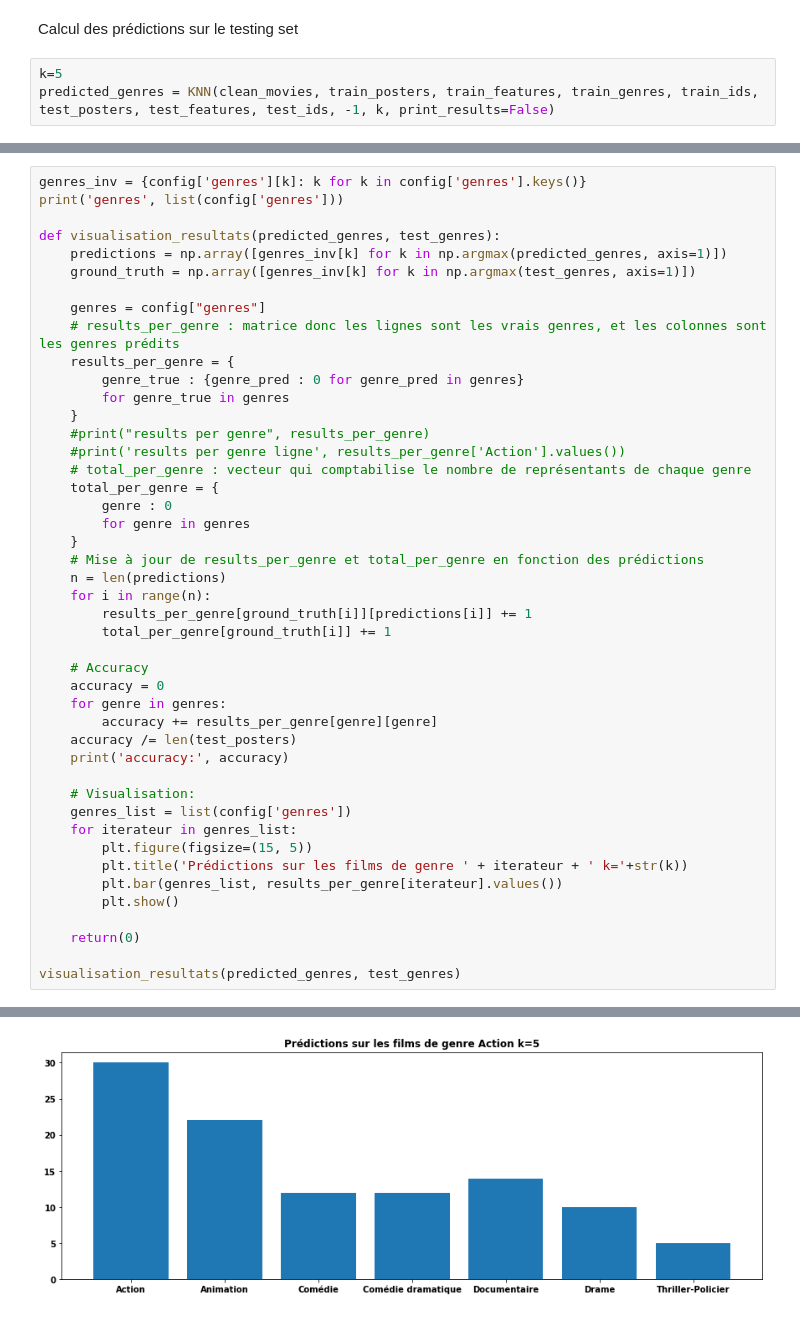
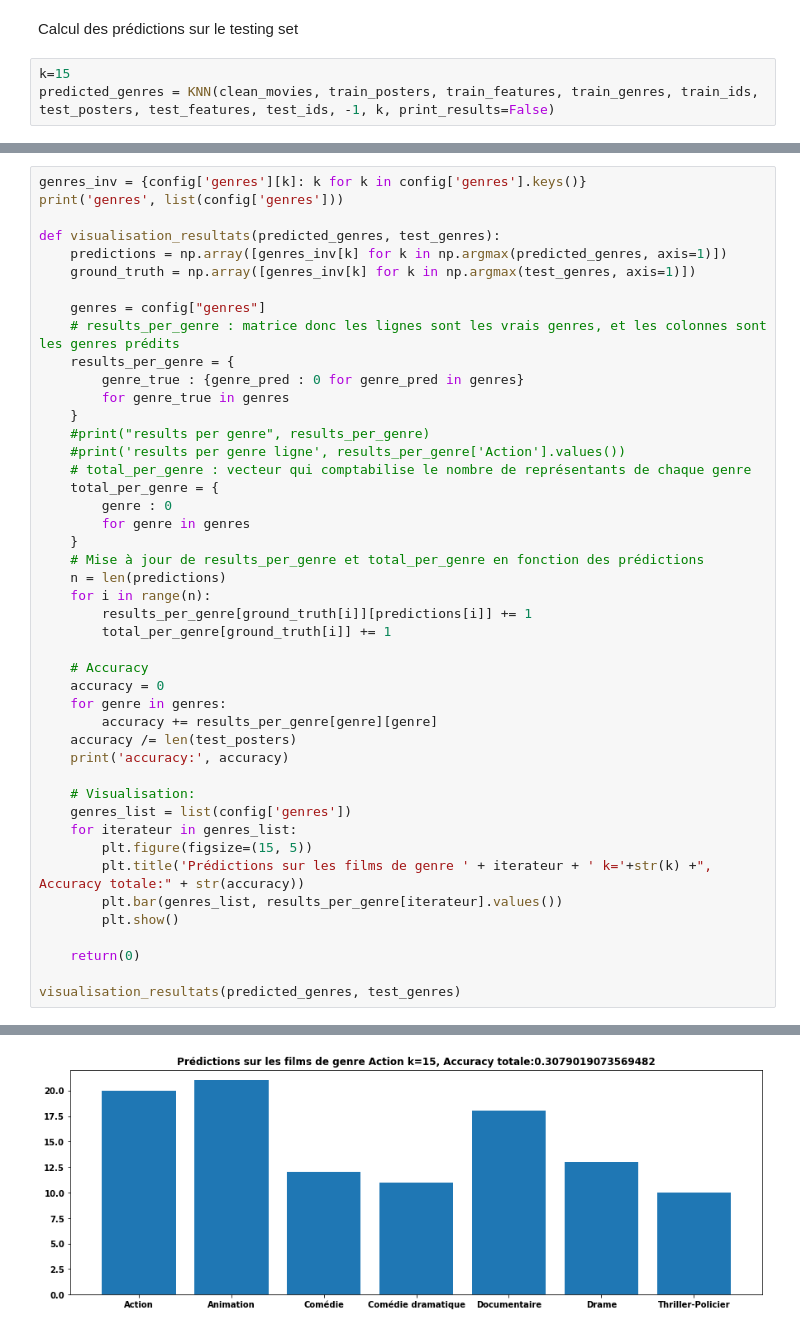
Before and after one commit to vloison/Projet_de_departement, a Jupyter notebook: moviegenre/Test_knn.ipynb, the cells around one changed output, grey strips where cells are left out. Drawn from its saved outputs; the diff is of its cells as text.

```diff
--- a/moviegenre/Test_knn.ipynb
+++ b/moviegenre/Test_knn.ipynb
@@ -108,7 +108,7 @@ Affichage des plus proches voisins sur un exemple
 # %% [markdown]
 Calcul des prédictions sur le testing set
 # %%
-k=5
+k=15
 predicted_genres = KNN(clean_movies, train_posters, train_features, train_genres, train_ids, test_posters, test_features, test_ids, -1, k, print_results=False)
 # %% [output]
 Generating kNN Classifier...
@@ -158,7 +158,7 @@ def visualisation_resultats(predicted_genres, test_genres):
     genres_list = list(config['genres'])
     for iterateur in genres_list:
         plt.figure(figsize=(15, 5))
-        plt.title('Prédictions sur les films de genre ' + iterateur + ' k='+str(k))
+        plt.title('Prédictions sur les films de genre ' + iterateur + ' k='+str(k) +", Accuracy totale:" + str(accuracy))
         plt.bar(genres_list, results_per_genre[iterateur].values())
         plt.show()
 
@@ -171 +171 @@ accuracy: 0.30926430517711173
-[figure, old version]
+[figure, new version]
```
Also changed, not shown: parts of 2 cells of this notebook, 25 other files.
